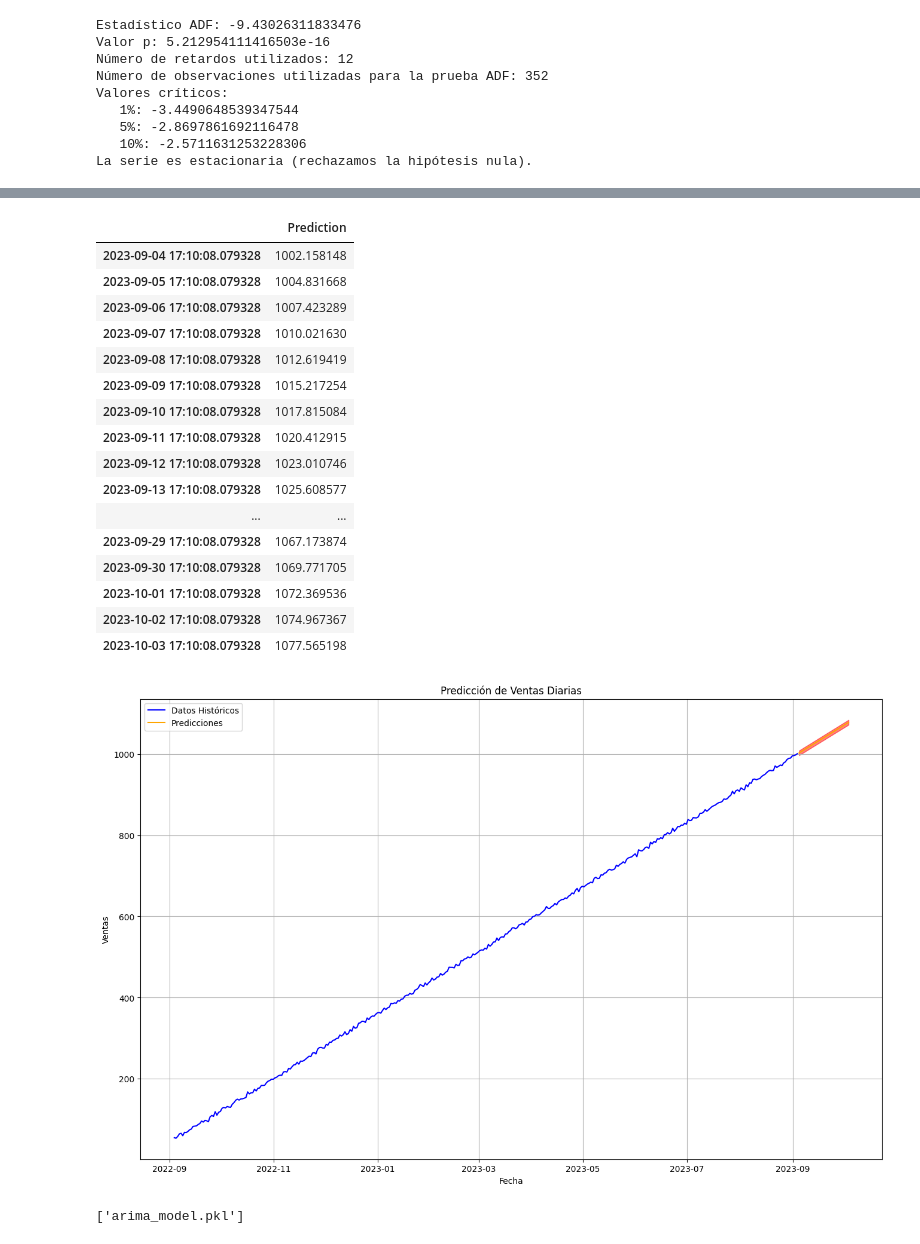
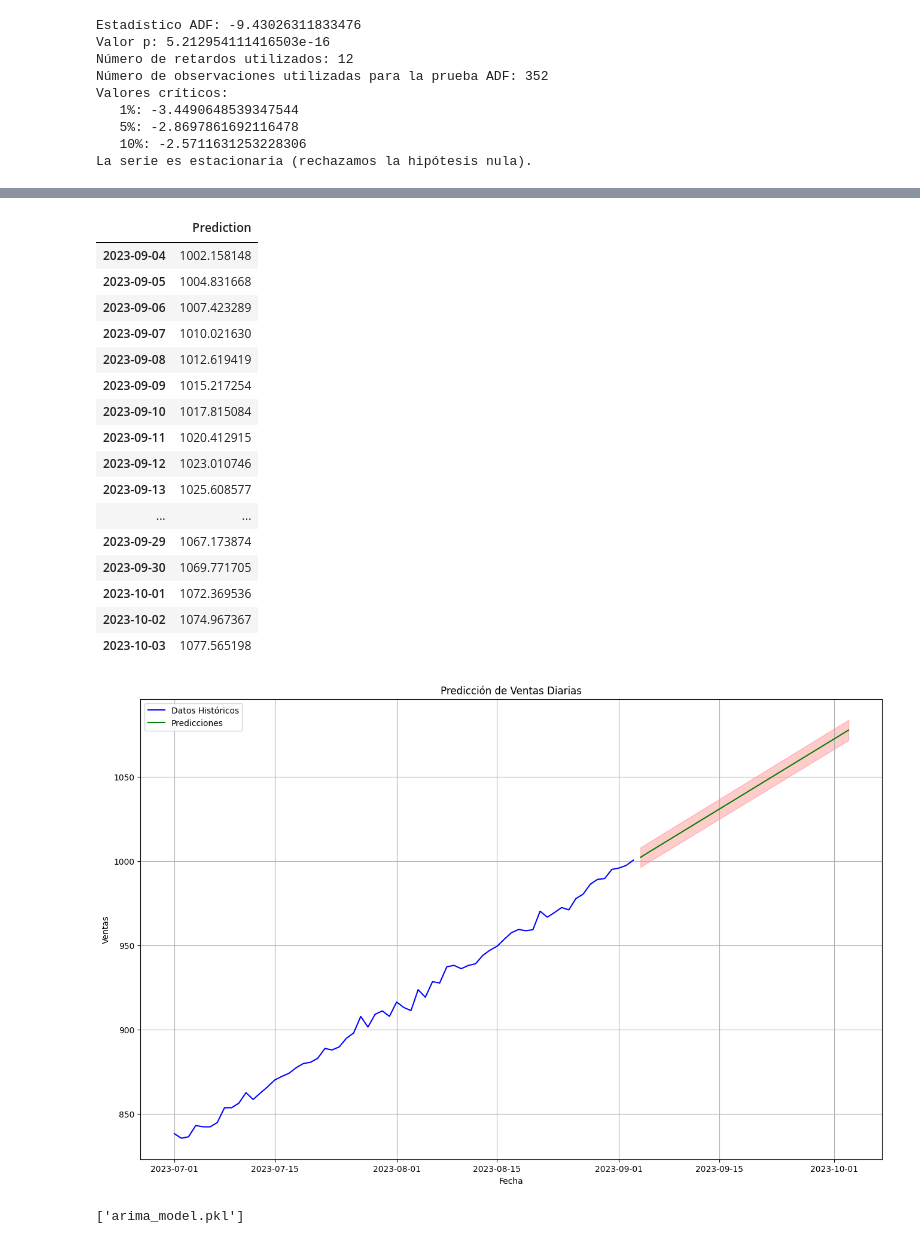
Before and after one commit to EduGarciaB/Alternative_Temporal_Series, a Jupyter notebook: src/explore.ipynb, the cells around one changed output, grey strips where cells are left out. Drawn from its saved outputs; the diff is of its cells as text; code cells hidden in the pictures.

```diff
--- a/src/explore.ipynb
+++ b/src/explore.ipynb
@@ -38,0 +28,4 @@ plt.show()
+# %%
+# Convertir el índice a solo la fecha
+df_sales.index = df_sales.index.date
+df_sales
@@ -225,7 +369,7 @@ ya que la serie la hemos transformado en estacionaria procedemos a ajustar el mo
 
 
 # Ajustar el modelo ARIMA usando auto_arima
-model = auto_arima(df_sales['sales'], seasonal=False, trace=True, error_action='ignore', suppress_warnings=True, stepwise=True)
+model = auto_arima(df_sales['sales'], seasonal=True, trace=True, error_action='ignore', suppress_warnings=True, stepwise=True)
 
 # Resumen del modelo ajustado
 print(model.summary())
@@ -248,7 +392,6 @@ Performing stepwise search to minimize aic
 Warnings:
 [1] Covariance matrix calculated using the outer product of gradients (complex-step).
 # %%
-
 
 # Predicción
 n_periods = 30  # número de días para predecir
@@ -264,44 +407,65 @@ conf_int_df = pd.DataFrame(conf_int, index=forecast_dates, columns=['Lower Bound
 predictions
 # %% [output]
 |  | Prediction |
-| 2023-09-04 17:10:08.079328 | 1002.158148 |
-| 2023-09-05 17:10:08.079328 | 1004.831668 |
-| 2023-09-06 17:10:08.079328 | 1007.423289 |
-| 2023-09-07 17:10:08.079328 | 1010.021630 |
-| 2023-09-08 17:10:08.079328 | 1012.619419 |
-| 2023-09-09 17:10:08.079328 | 1015.217254 |
-| 2023-09-10 17:10:08.079328 | 1017.815084 |
-| 2023-09-11 17:10:08.079328 | 1020.412915 |
-| 2023-09-12 17:10:08.079328 | 1023.010746 |
-| 2023-09-13 17:10:08.079328 | 1025.608577 |
+| 2023-09-04 | 1002.158148 |
+| 2023-09-05 | 1004.831668 |
+| 2023-09-06 | 1007.423289 |
+| 2023-09-07 | 1010.021630 |
+| 2023-09-08 | 1012.619419 |
+| 2023-09-09 | 1015.217254 |
+| 2023-09-10 | 1017.815084 |
+| 2023-09-11 | 1020.412915 |
+| 2023-09-12 | 1023.010746 |
+| 2023-09-13 | 1025.608577 |
 | ... | ... |
-| 2023-09-29 17:10:08.079328 | 1067.173874 |
-| 2023-09-30 17:10:08.079328 | 1069.771705 |
-| 2023-10-01 17:10:08.079328 | 1072.369536 |
-| 2023-10-02 17:10:08.079328 | 1074.967367 |
-| 2023-10-03 17:10:08.079328 | 1077.565198 |
+| 2023-09-29 | 1067.173874 |
+| 2023-09-30 | 1069.771705 |
+| 2023-10-01 | 1072.369536 |
+| 2023-10-02 | 1074.967367 |
+| 2023-10-03 | 1077.565198 |
 # %%
+import pandas as pd
+import matplotlib.pyplot as plt
+import seaborn as sns
+
+# Definir los márgenes de tiempo
+start_date = "2023-07"
+end_date = "2023-11"
+
+# Asegúrate de que las columnas de índice sean de tipo datetime
+df_sales.index = pd.to_datetime(df_sales.index)
+predictions.index = pd.to_datetime(predictions.index)
+conf_int_df.index = pd.to_datetime(conf_int_df.index)
+
+# Filtrar los datos históricos por fecha, así generar el grafico solo en este periodo para entenderlo mejor
+filtered_sales = df_sales.loc[(df_sales.index >= start_date) & (df_sales.index <= end_date)]
+
+# Filtrar las predicciones
+filtered_predictions = predictions.loc[(predictions.index >= start_date) & (predictions.index <= end_date)]
+
+# Filtrar los intervalos de confianza
+filtered_conf_int = conf_int_df.loc[(conf_int_df.index >= start_date) & (conf_int_df.index <= end_date)]
 
 # Visualizar las predicciones junto con los datos históricos
 plt.figure(figsize=(16, 10))
 
 # Datos históricos
-plt.plot(df_sales.index, df_sales['sales'], label='Datos Históricos', color='blue')
+sns.lineplot(x=filtered_sales.index, y=filtered_sales['sales'], label='Datos Históricos', color='blue')
 
 # Predicciones
-plt.plot(predictions.index, predictions['Prediction'], label='Predicciones', color='orange')
+sns.lineplot(x=filtered_predictions.index, y=filtered_predictions['Prediction'], label='Predicciones', color='green')
 
 # Intervalos de confianza
-plt.fill_between(conf_int_df.index, conf_int_df['Lower Bound'], conf_int_df['Upper Bound'], color='red', alpha=0.5)
+plt.fill_between(filtered_conf_int.index, filtered_conf_int['Lower Bound'], filtered_conf_int['Upper Bound'], color='red', alpha=0.2)
 
 plt.title('Predicción de Ventas Diarias')
 plt.xlabel('Fecha')
 plt.ylabel('Ventas')
 plt.legend()
 plt.grid(True)
 plt.show()
 # %% [output]
-[figure, old version]
+[figure, new version]
 # %%
 import joblib
 
```
Also changed, not shown: parts of 17 cells of this notebook, 1 other file.
